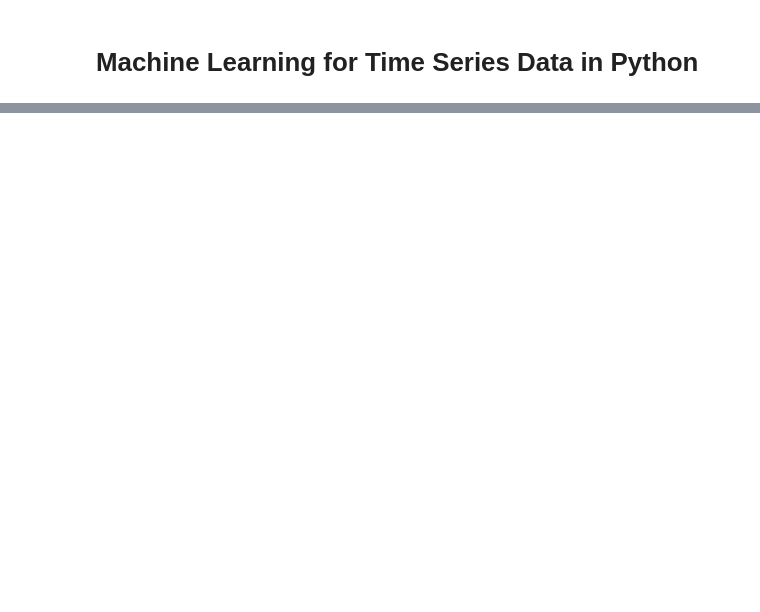
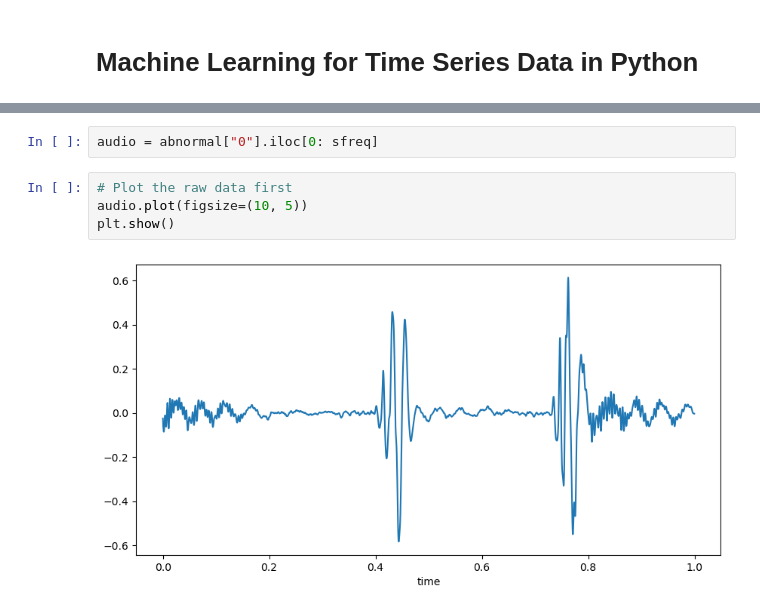
Before and after one commit to rpitchumani/datacamp, a Jupyter notebook: machine-learning-for-time-series-data-in-python/Chapter_2_Machine_Learning_for_Time_Series_Data_in_Python.ipynb, the cells around one changed output, grey strips where cells are left out. Cells and saved outputs as stored; diff of their text form; blank space fills up the shorter version.

```diff
--- a/machine-learning-for-time-series-data-in-python/Chapter_2_Machine_Learning_for_Time_Series_Data_in_Python.ipynb
+++ b/machine-learning-for-time-series-data-in-python/Chapter_2_Machine_Learning_for_Time_Series_Data_in_Python.ipynb
@@ -428,0 +128,8 @@ date
+# %%
+audio = abnormal["0"].iloc[0: sfreq]
+# %%
+# Plot the raw data first
+audio.plot(figsize=(10, 5))
+plt.show()
+# %% [output]
+[figure, added]
```
Also changed, not shown: parts of 43 cells of this notebook, 46 other files.
